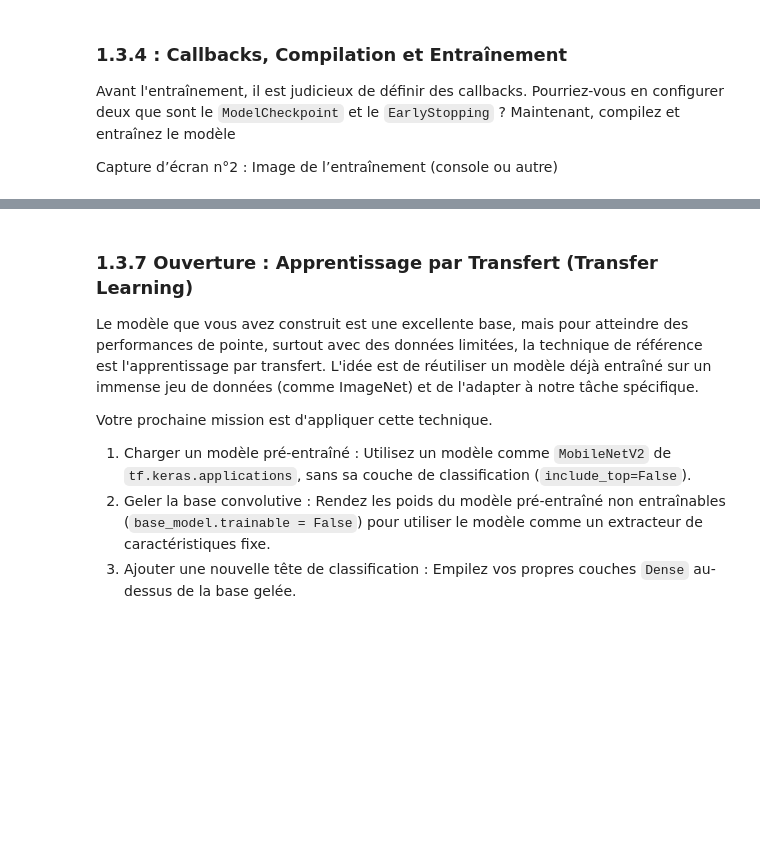
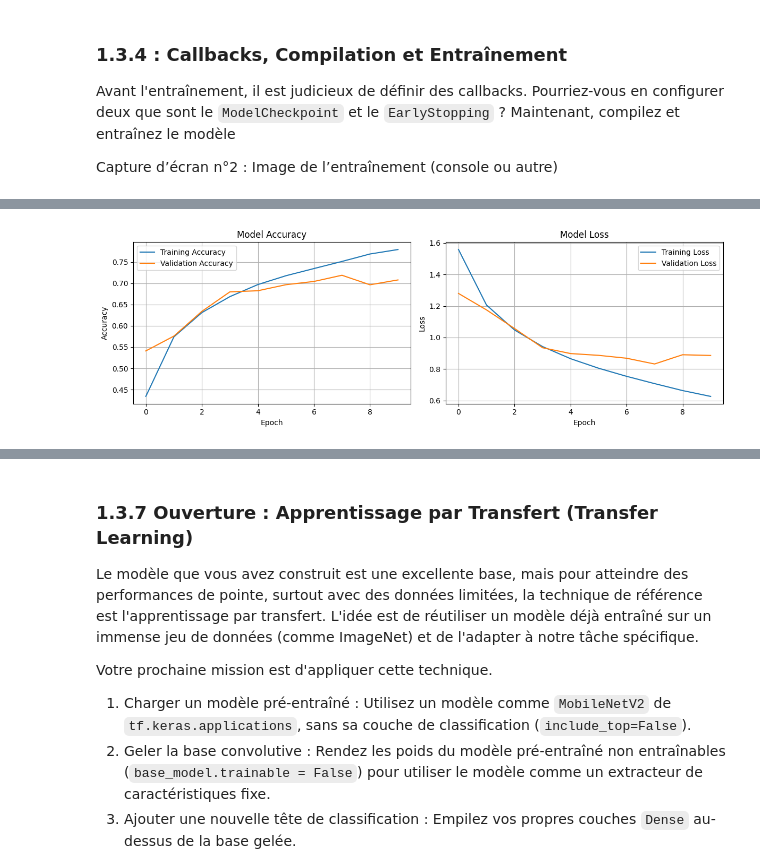
Before and after one commit to cmatheo/nexa-ml-dl, a Jupyter notebook: main.ipynb, the cells around one changed output, grey strips where cells are left out. Drawn from its saved outputs; the diff is of its cells as text; code cells hidden in the pictures; blank space fills up the shorter version.

Commit message:
GRaphes faits

```diff
--- a/main.ipynb
+++ b/main.ipynb
@@ -112,7 +112,7 @@ early_stopping = tf.keras.callbacks.EarlyStopping(
 # Configuration du modèle pour l'entraînement
 model.compile(
     optimizer=tf.keras.optimizers.Adam(),
-    loss=tf.keras.losses.SparseCategoricalCrossentropy(),
+    loss=tf.keras.losses.CategoricalCrossentropy(),
     metrics=['accuracy']
 )
 
@@ -132 +152,33 @@ Enfin, évaluez la performance de votre modèle (via model.evaluate) ; grace à
 Capture d’écran n°3 : Chacun des graphes
+# %%
+# Évaluation du modèle
+test_loss, test_accuracy = model.evaluate(images_test, labels_test_onehot, verbose=0)
+print(f"Test accuracy: {test_accuracy:.4f}")
+print(f"Test loss: {test_loss:.4f}")
+
+# Graphiques de l'historique d'entraînement
+plt.figure(figsize=(12, 4))
+
+# Graphique 1: Accuracy
+plt.subplot(1, 2, 1)
+plt.plot(model.history.history['accuracy'], label='Training Accuracy')
+plt.plot(model.history.history['val_accuracy'], label='Validation Accuracy')
+plt.title('Model Accuracy')
+plt.xlabel('Epoch')
+plt.ylabel('Accuracy')
+plt.legend()
+plt.grid(True)
+
+# Graphique 2: Loss
+plt.subplot(1, 2, 2)
+plt.plot(model.history.history['loss'], label='Training Loss')
+plt.plot(model.history.history['val_loss'], label='Validation Loss')
+plt.title('Model Loss')
+plt.xlabel('Epoch')
+plt.ylabel('Loss')
+plt.legend()
+plt.grid(True)
+
+plt.tight_layout()
+plt.show()
+# %% [output]
@@ -133,3 +188,4 @@ Capture d’écran n°3 : Chacun des graphes
+[figure, added]
 # %% [markdown]
 ### 1.3.6 Matrice de confusion
 Faites vos recherches sur la matrice de confusion et mettez la en place pour le modèle.
```
Also changed, not shown: parts of 2 cells of this notebook, 1 other file.
